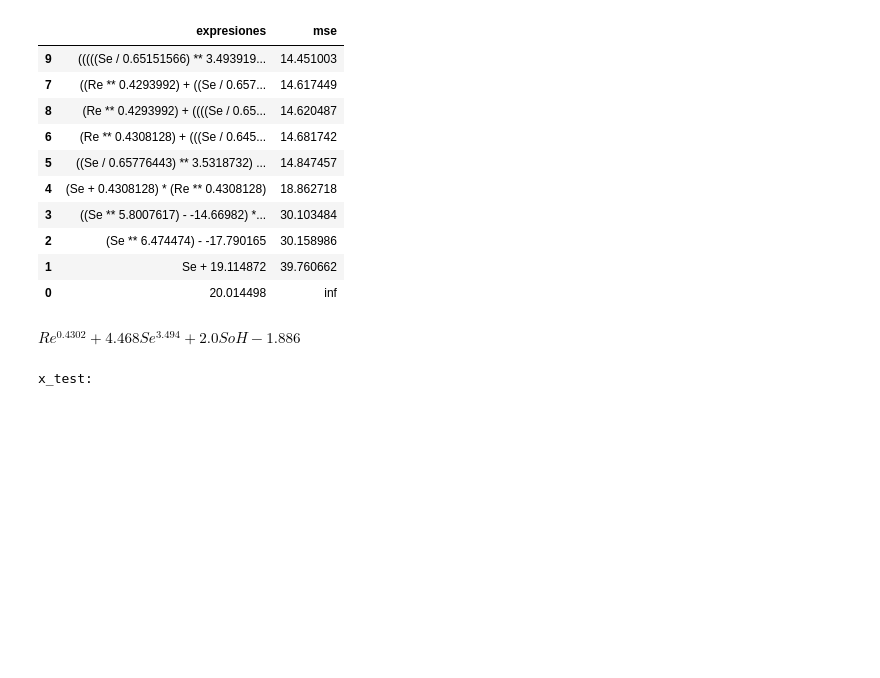
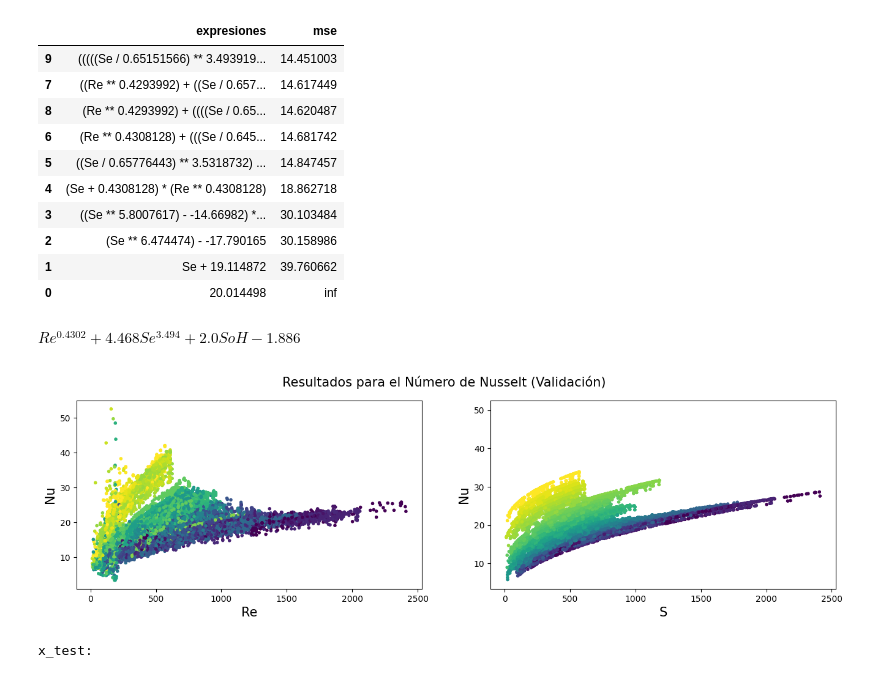
Before and after one commit to L3N73J4M4N/SRe_EL7037_2025, a Jupyter notebook: Experimentos_General.ipynb, the cells around one changed output. Cells and saved outputs as stored; diff of their text form; code cells hidden in the pictures; blank space fills up the shorter version.

```diff
--- a/Segmentacion_DBScan.ipynb
+++ b/Experimentos_General.ipynb
@@ -435,6 +456,26 @@ expr = sp.sympify(
 expr
 # %% [output]
 $\displaystyle Re^{0.4302} + 4.468 Se^{3.494} + 2.0 SoH - 1.886$
+# %%
+fig, ax = plt.subplots(1, 2, figsize=(16, 4))
+
+x = x_val
+y = y_val
+
+ax[0].scatter(x['Re'], y, marker='.', c=x['S'])
+ax[0].set_xlabel('Re', fontsize=15)
+ax[0].set_ylabel('Nu', fontsize=15)
+
+y_pred = x['Re'] ** 0.4302 + 4.468 * x['S'] ** 3.494 + 2 * x['SoH'] - 1.886
+ax[1].scatter(x['Re'], y_pred, marker='.', c=x['S'])
+ax[1].set_xlabel('S', fontsize=15)
+ax[1].set_ylabel('Nu', fontsize=15)
+ax[1].set_ylim([y.min(), y.max()])
+
+fig.suptitle('Resultados para el Número de Nusselt (Validación)', fontsize=15)
+plt.show()
+# %% [output]
+[figure, added]
 # %%
 x_test = pd.read_csv(r'.\DATA_LIB_Degradation\df_n_test_des.txt')
 y_true = x_test['nusselt']
```
Also changed, not shown: parts of 19 cells of this notebook, 8 other files.
